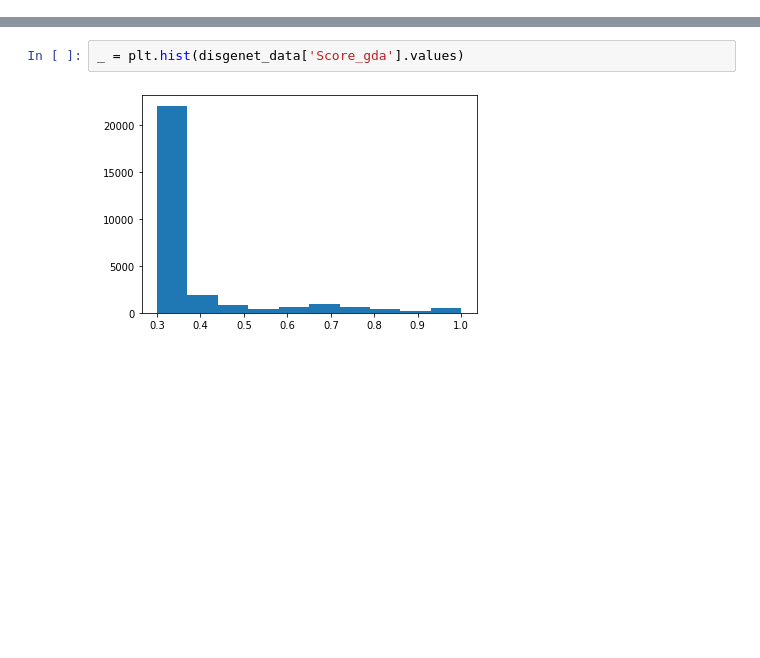
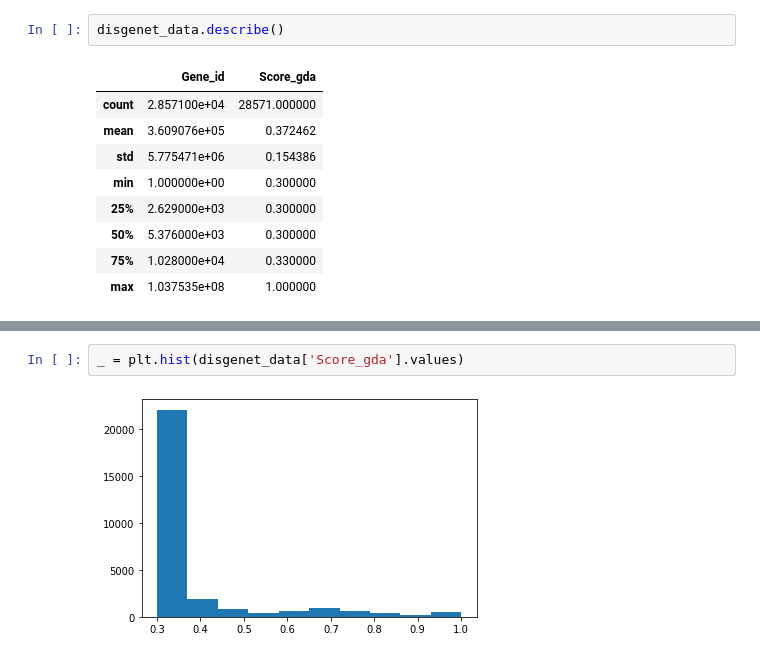
Before and after one commit to fifabsas/talleresfifabsas, a Jupyter notebook: python/Extras/Pandas_DataFrames/braindiseases.ipynb, the cells around one changed output, grey strips where cells are left out. Drawn from its saved outputs; the diff is of its cells as text; blank space fills up the shorter version.

```diff
--- a/python/Extras/Pandas_DataFrames/braindiseases.ipynb
+++ b/python/Extras/Pandas_DataFrames/braindiseases.ipynb
@@ -19,0 +49,12 @@ numpy.ndarray
+# %%
+disgenet_data.describe()
+# %% [output]
+|  | Gene_id | Score_gda |
+| count | 2.857100e+04 | 28571.000000 |
+| mean | 3.609076e+05 | 0.372462 |
+| std | 5.775471e+06 | 0.154386 |
+| min | 1.000000e+00 | 0.300000 |
+| 25% | 2.629000e+03 | 0.300000 |
+| 50% | 5.376000e+03 | 0.300000 |
+| 75% | 1.028000e+04 | 0.330000 |
+| max | 1.037535e+08 | 1.000000 |
```
Also changed, not shown: parts of 18 cells of this notebook, 1 other file.
